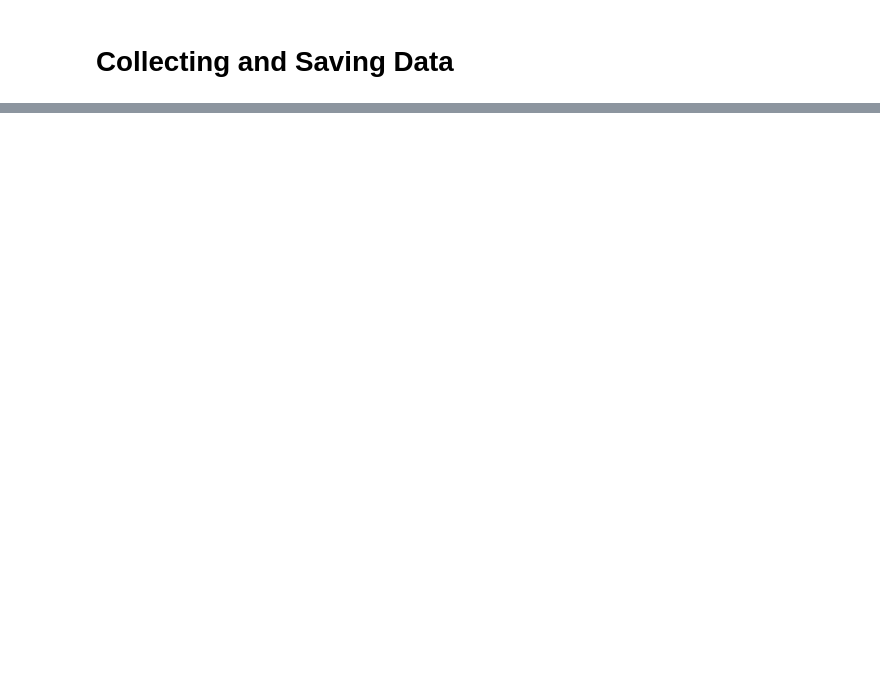
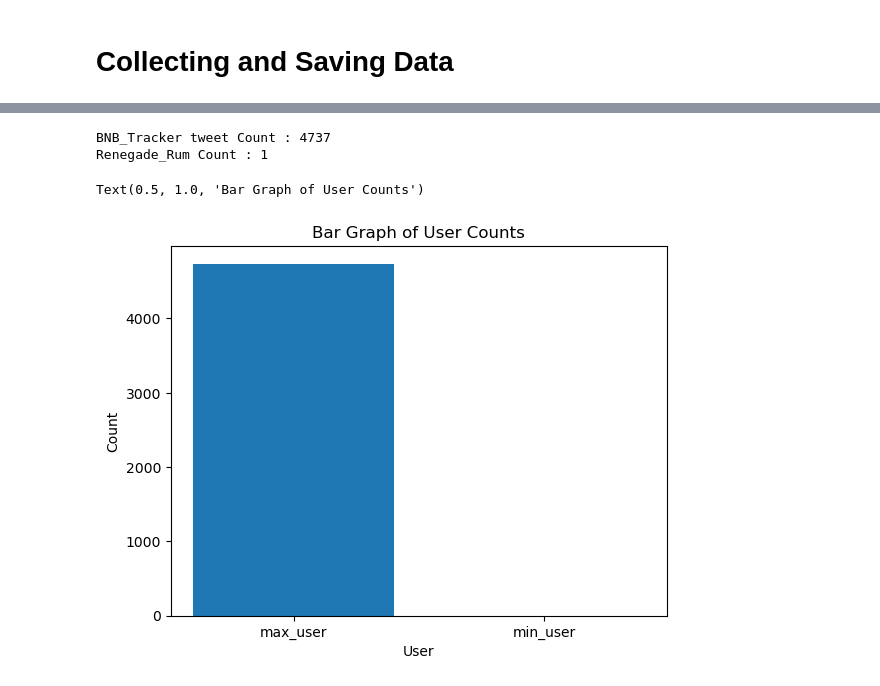
Before and after one commit to gurdaan/CBD_Twitter, a Jupyter notebook: code.ipynb, the cells around one changed output, grey strips where cells are left out. Saved outputs shown, nothing was run; the diff lists cells and outputs as text; code cells hidden in the pictures; blank space fills up the shorter version.

```diff
--- a/code.ipynb
+++ b/code.ipynb
@@ -145,0 +141,24 @@ plt.show()
+# %%
+# Analyzing how many tweets have been posted by max and min user
+
+max_user_count = temp.loc[max_user]
+min_user_count=temp.loc[min_user]
+
+print(f"{max_user} tweet Count :",max_user_count)
+print(f"{min_user} Count :",min_user_count)
+
+x = ['max_user', 'min_user']
+y = [max_user_count, min_user_count]
+
+# create bar plot
+plt.bar(x, y)
+plt.xlabel('User')
+plt.ylabel('Count')
+plt.title('Bar Graph of User Counts')
+
+# show plot
+# %% [output]
+BNB_Tracker tweet Count : 4737
+Renegade_Rum Count : 1
+Text(0.5, 1.0, 'Bar Graph of User Counts')
+[figure, added]
```
Also changed, not shown: parts of 29 cells of this notebook.
